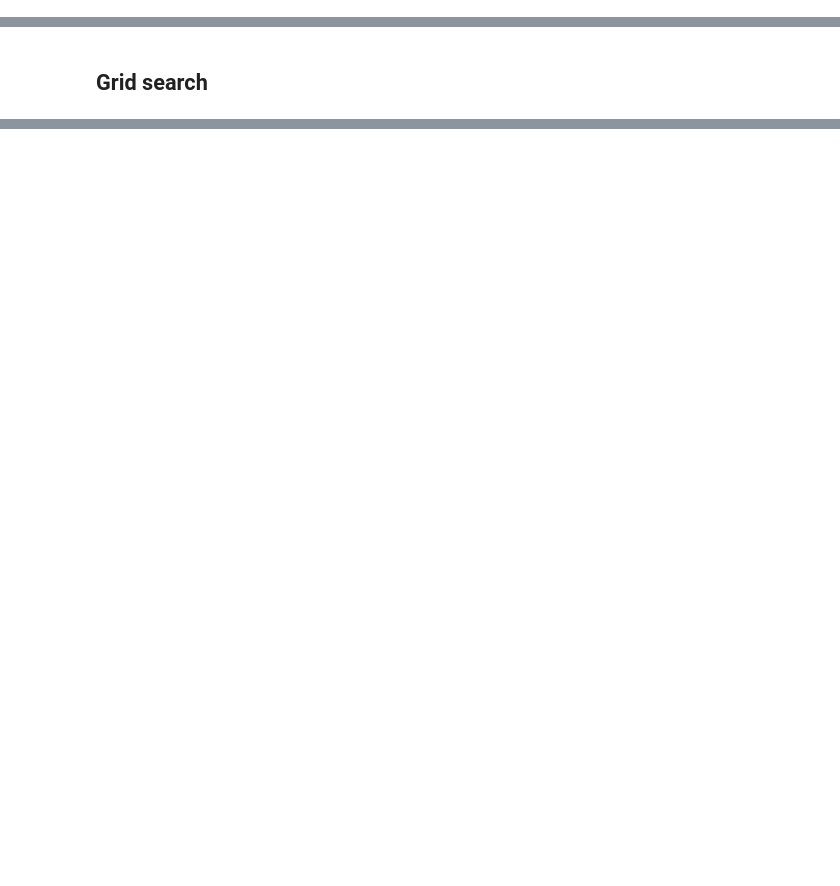
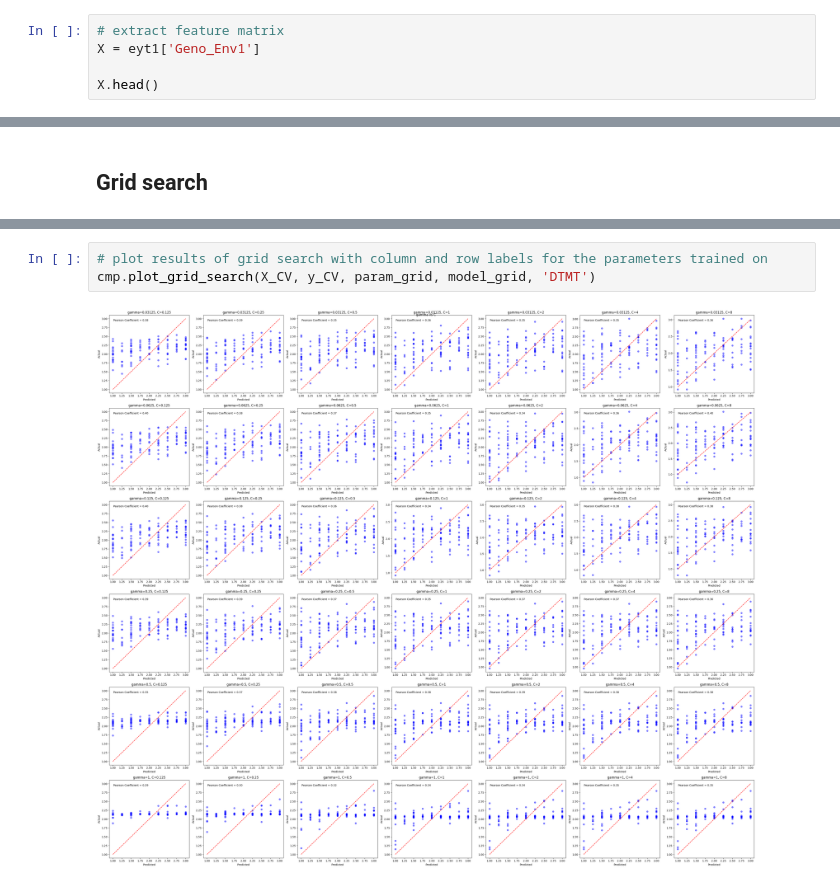
Before and after one commit to CaoCalvin/ml_research, a Jupyter notebook: project.ipynb, the cells around one changed output, grey strips where cells are left out. Drawn from its saved outputs; the diff is of its cells as text; blank space fills up the shorter version.

```diff
--- a/project.ipynb
+++ b/project.ipynb
@@ -122,0 +88,5 @@ cmp.plot_predictions_vs_actuals(y_pred, y_test, y_pred_top, y_test_top)
+# %%
+# extract feature matrix
+X = eyt1['Geno_Env1']
+
+X.head()
@@ -145,0 +192,5 @@ C    kernel
+# %%
+# plot results of grid search with column and row labels for the parameters trained on
+cmp.plot_grid_search(X_CV, y_CV, param_grid, model_grid, 'DTMT')
+# %% [output]
+[figure, added]
```
Also changed, not shown: parts of 14 cells of this notebook, 4 other files.
